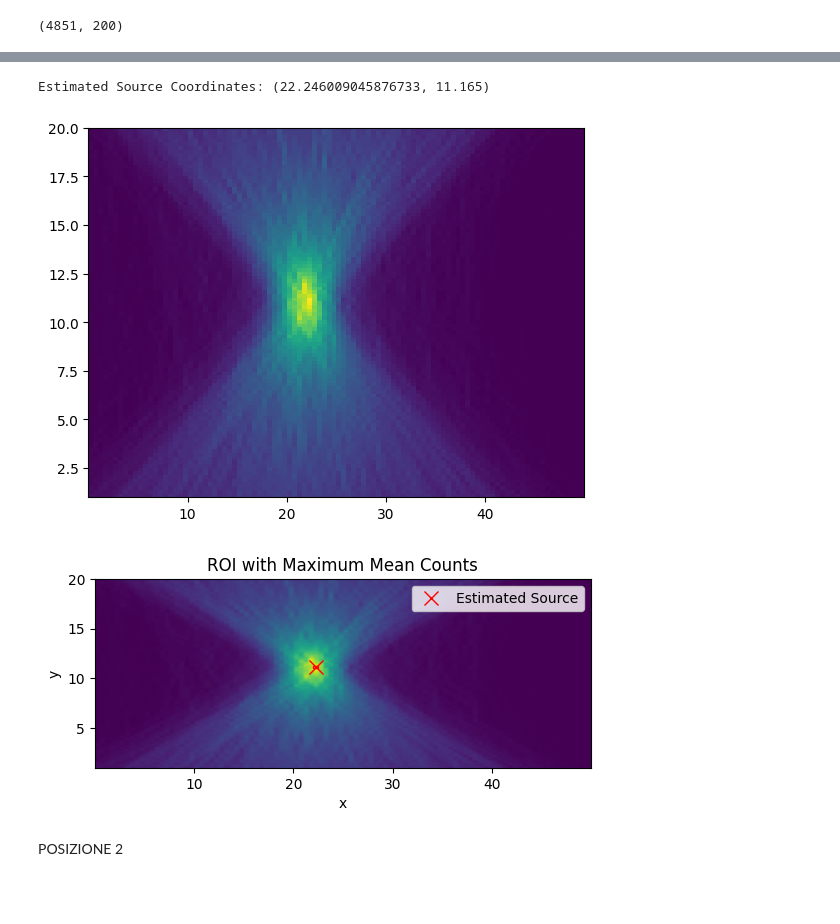
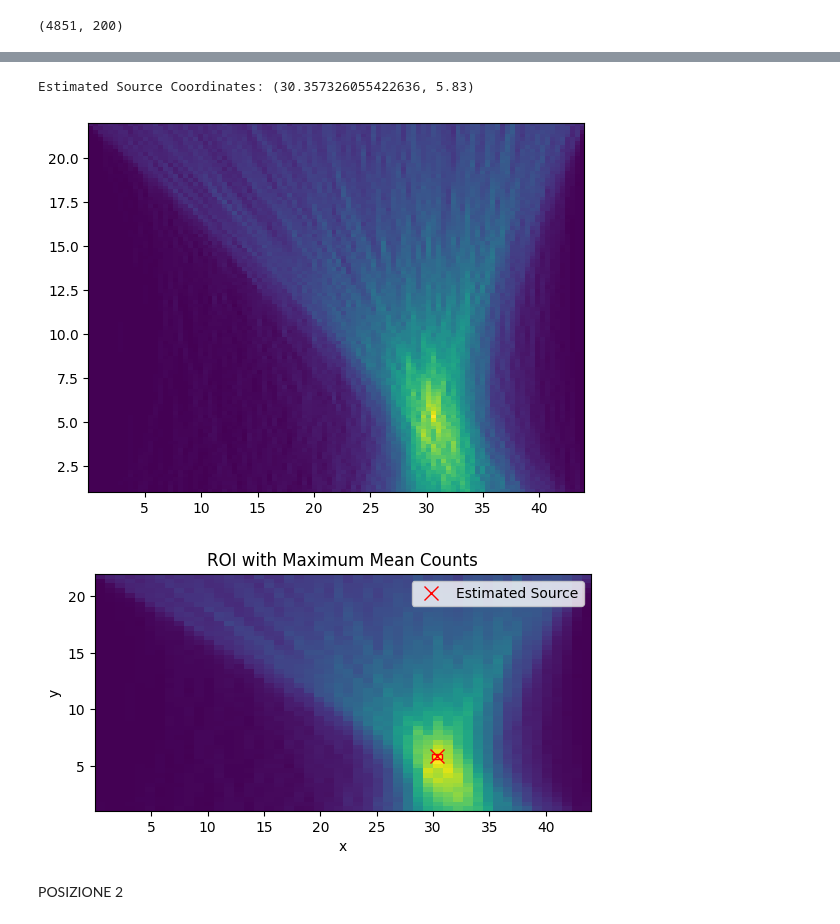
Before and after one commit to francescouni0/FisMedLab, a Jupyter notebook: Plastici/Acquisizione Na-22 Esperienza Scintillatori-20230427T155444Z-001/Acquisizione Na-22 Esperienza Scintillatori/posLOR.ipynb, the cells around one changed output, grey strips where cells are left out. Saved outputs shown, nothing was run; the diff lists cells and outputs as text; code cells hidden in the pictures; blank space fills up the shorter version.

```diff
--- a/Plastici/Acquisizione Na-22 Esperienza Scintillatori-20230427T155444Z-001/Acquisizione Na-22 Esperienza Scintillatori/posLOR.ipynb
+++ b/Plastici/Acquisizione Na-22 Esperienza Scintillatori-20230427T155444Z-001/Acquisizione Na-22 Esperienza Scintillatori/posLOR.ipynb
@@ -54,7 +54,7 @@ print(x34_1)
   2.83800989e+01  3.19861164e+01  4.37961857e+01  3.18123324e+01]
 # %%
 
-mask = (x12_1 >= -100) & (x12_1 <= 100) & (x34_1 >= -100) & (x34_1 <= 100)
+mask = (x12_1 >= 0) & (x12_1 <= 44) & (x34_1 >= 0) & (x34_1 <= 44)
 x1_filtered = x12_1[mask]
 x2_filtered = x34_1[mask]
 
@@ -108,7 +105,7 @@ plt.show()
 from shapely.geometry import LineString
 from shapely import get_x
 
-y=np.linspace(1,20,200)
+y=np.linspace(1,22,200)
 distry=np.zeros((len(x2_filtered),len(y)))
 print(np.shape(distry))
 for j in range(len(y)):
@@ -124,7 +121,7 @@ print(np.shape(distry))
 # %% [output]
 (4851, 200)
 # %%
-y = np.linspace(1,20,distry.shape[1])
+y = np.linspace(1,22,distry.shape[1])
 
 x_flattened = distry.flatten()
 y_flattened = np.tile(y, distry.shape[0])
@@ -163,7 +160,7 @@ x_min = np.min(x_filtered1)
 x_max = np.max(x_filtered1)
 y_min = np.min(y_filtered1)
 y_max = np.max(y_filtered1)
-roi_num_bins = 100  # Number of bins for the ROI
+roi_num_bins = 50  # Number of bins for the ROI
 roi_xbins = np.linspace(x_min, x_max, roi_num_bins + 1)
 roi_ybins = np.linspace(y_min, y_max, roi_num_bins + 1)
 
@@ -207,6 +204,6 @@ plt.show()
-Estimated Source Coordinates: (22.246009045876733, 11.165)
+Estimated Source Coordinates: (30.357326055422636, 5.83)
-[figure, old version]
+[figure, new version]
-[figure, old version]
+[figure, new version]
 # %% [markdown]
 POSIZIONE 2
 # %%
```
Also changed, not shown: parts of 10 cells of this notebook.
